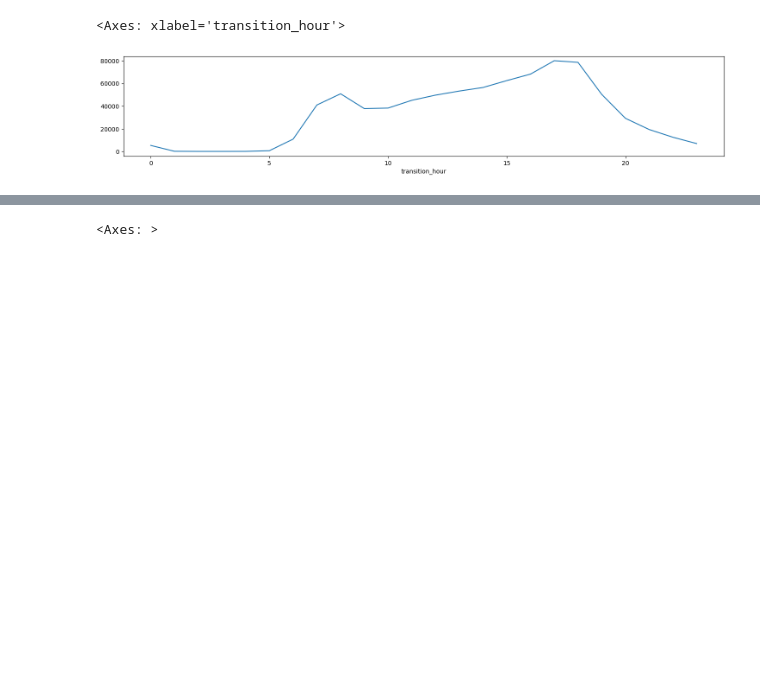
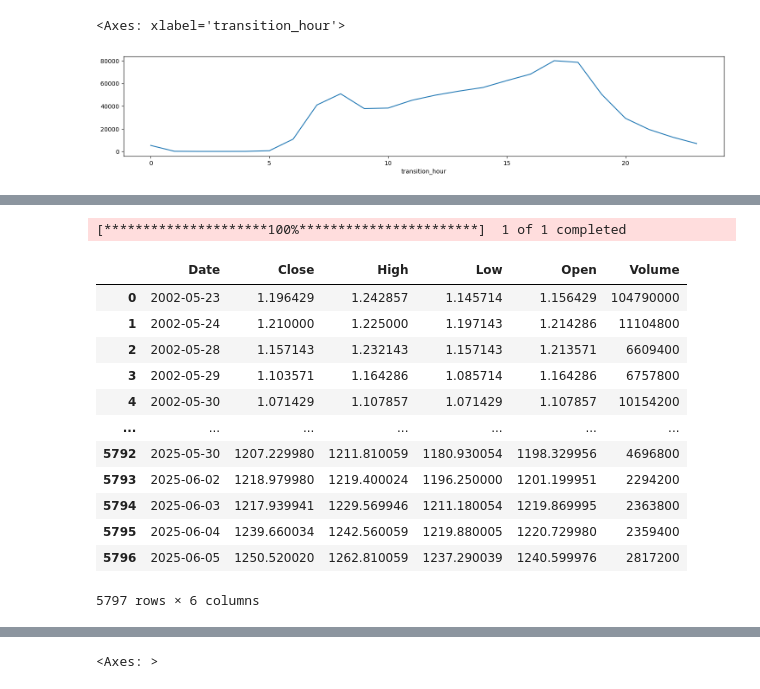
Before and after one commit to kaygun/MYZ309E, a Jupyter notebook: lectures/Lecture_02.ipynb, the cells around one changed output, grey strips where cells are left out. Drawn from its saved outputs; the diff is of its cells as text; code cells hidden in the pictures; blank space fills up the shorter version.

```diff
--- a/lectures/Lecture_02.ipynb
+++ b/lectures/Lecture_02.ipynb
@@ -302,0 +590,21 @@ We can use a more standard data munging language to do what we did above.
+# %%
+NETFLIX = yf.download('NFLX')
+NETFLIX.columns = NETFLIX.columns.droplevel('Ticker')
+NETFLIX.columns.name = None
+NETFLIX = NETFLIX.reset_index()
+NETFLIX
+# %% [output]
+[*********************100%***********************]  1 of 1 completed
+|  | Date | Close | High | Low | Open | Volume |
+| 0 | 2002-05-23 | 1.196429 | 1.242857 | 1.145714 | 1.156429 | 104790000 |
+| 1 | 2002-05-24 | 1.210000 | 1.225000 | 1.197143 | 1.214286 | 11104800 |
+| 2 | 2002-05-28 | 1.157143 | 1.232143 | 1.157143 | 1.213571 | 6609400 |
+| 3 | 2002-05-29 | 1.103571 | 1.164286 | 1.085714 | 1.164286 | 6757800 |
+| 4 | 2002-05-30 | 1.071429 | 1.107857 | 1.071429 | 1.107857 | 10154200 |
+| ... | ... | ... | ... | ... | ... | ... |
+| 5792 | 2025-05-30 | 1207.229980 | 1211.810059 | 1180.930054 | 1198.329956 | 4696800 |
+| 5793 | 2025-06-02 | 1218.979980 | 1219.400024 | 1196.250000 | 1201.199951 | 2294200 |
+| 5794 | 2025-06-03 | 1217.939941 | 1229.569946 | 1211.180054 | 1219.869995 | 2363800 |
+| 5795 | 2025-06-04 | 1239.660034 | 1242.560059 | 1219.880005 | 1220.729980 | 2359400 |
+| 5796 | 2025-06-05 | 1250.520020 | 1262.810059 | 1237.290039 | 1240.599976 | 2817200 |
+5797 rows × 6 columns
```
Also changed, not shown: parts of 84 cells of this notebook.
